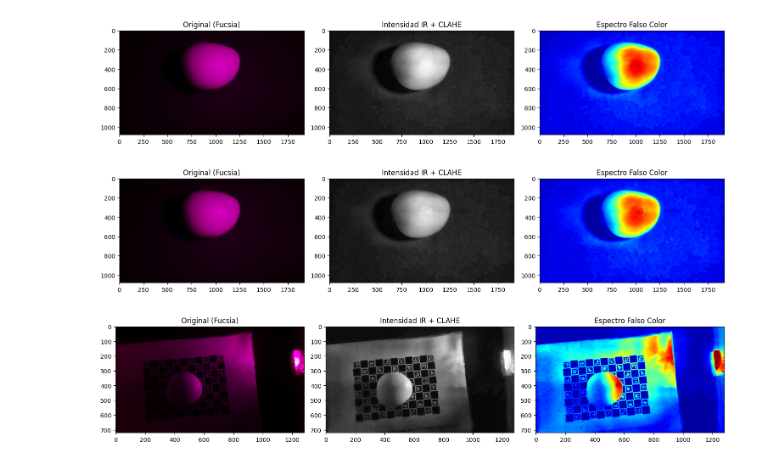
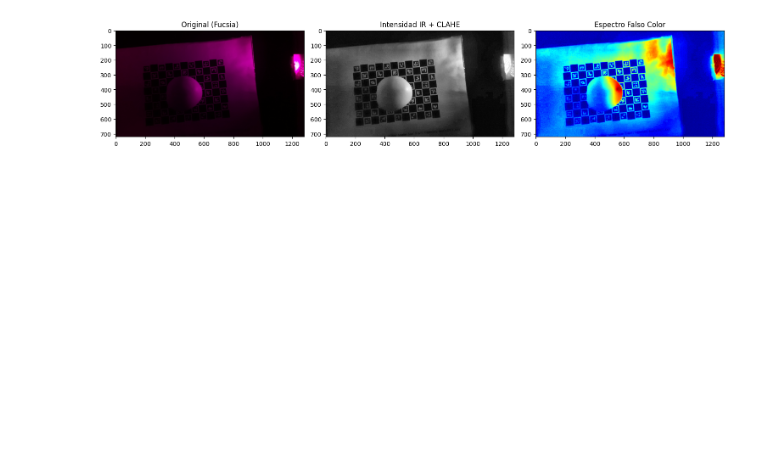
Before and after one commit to gabrielWYP/MCP_Agent, a Jupyter notebook: notebooks/prueba_nir.ipynb, the cells around one changed output. Cells and saved outputs as stored; diff of their text form; code cells hidden in the pictures; blank space fills up the shorter version.

```diff
--- a/notebooks/prueba_nir.ipynb
+++ b/notebooks/prueba_nir.ipynb
@@ -15,36 +15,32 @@ def revelar_dano_nir(ruta_imagen):
     # Esto es CRÍTICO para el daño mecánico: aumenta el contraste micro-local
     # para que las magulladuras oscuras resalten contra la piel sana.
     clahe = cv2.createCLAHE(clipLimit=3.0, tileGridSize=(8, 8))
     nir_mejorado = clahe.apply(canal_ir)
 
     # 4. Mapa de Falso Color (Heatmap)
     # Transforma los grises en colores térmicos para que el ojo humano lo vea mejor.
     # El tejido dañado absorberá la luz IR (se verá azul/oscuro), el sano la refleja (rojo/amarillo).
     nir_pseudocolor = cv2.applyColorMap(nir_mejorado, cv2.COLORMAP_JET)
 
     # Visualizar
     plt.figure(figsize=(15, 5))
 
     plt.subplot(1, 3, 1)
     plt.title("Original (Fucsia)")
     plt.imshow(cv2.cvtColor(img_nir, cv2.COLOR_BGR2RGB))
 
     plt.subplot(1, 3, 2)
     plt.title("Intensidad IR + CLAHE")
     plt.imshow(nir_mejorado, cmap='gray')
 
     plt.subplot(1, 3, 3)
     plt.title("Espectro Falso Color")
     plt.imshow(cv2.cvtColor(nir_pseudocolor, cv2.COLOR_BGR2RGB))
 
     plt.tight_layout()
     plt.show()
 
 # Pruébalo con tu foto
-revelar_dano_nir('images/nir_2_mango.jpg')
-revelar_dano_nir('images/nir_3_mango.jpg')
-revelar_dano_nir('images/nir_4_mango.jpg')
+revelar_dano_nir('images/news_nir_mango_nir_1779643423.jpg')
 # %% [output]
-[figure, old version]
+[figure, new version]
-[figure, removed]
-[figure, removed]
```
Also changed, not shown: 4 other files.
